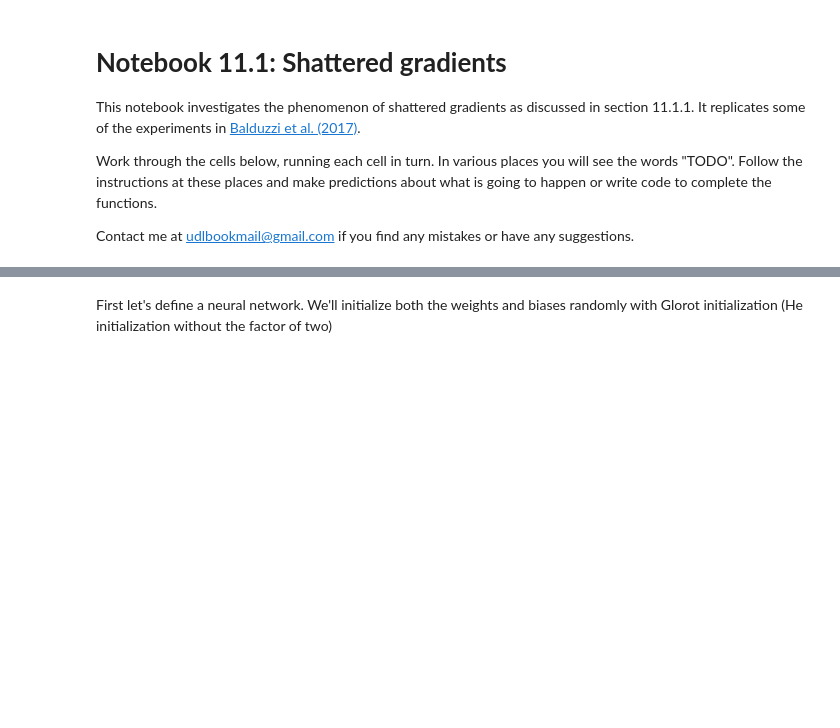
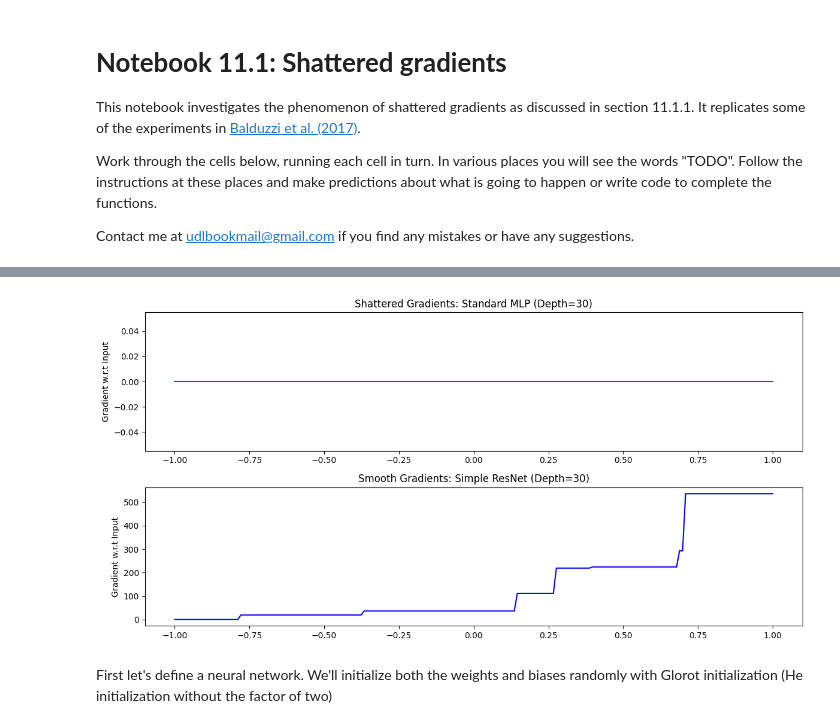
Before and after one commit to deburg0/udlbook, a Jupyter notebook: Notebooks/Chap11/11_1_Shattered_Gradients.ipynb, the cells around one changed output, grey strips where cells are left out. Cells and saved outputs as stored; diff of their text form; code cells hidden in the pictures; blank space fills up the shorter version.

```diff
--- a/Notebooks/Chap11/11_1_Shattered_Gradients.ipynb
+++ b/Notebooks/Chap11/11_1_Shattered_Gradients.ipynb
@@ -10,0 +47,9 @@ Contact me at udlbookmail@gmail.com if you find any mistakes or have any suggest
+# %%
+# 3. Create input data (1D grid / sequence of inputs)
+width = 1
+depth = 30
+model_mlp = SimpleMLP(depth=depth, width=width)
+model_res = SimpleResNet(depth=depth, width=width)
+
+# Create 200 input points on a 1D grid
+inputs = torch.linspace(-1, 1, 200).view(-1, 1).requires_grad_(True)
@@ -10,0 +76,16 @@ Contact me at udlbookmail@gmail.com if you find any mistakes or have any suggest
+# %%
+# 4. Forward Pass & Calculate Gradients
+def get_gradients(model, inputs):
+    output = model(inputs)
+    # Sum over output to get a scalar loss-like quantity
+    loss = output.sum()
+    loss.backward()
+    return inputs.grad.detach().numpy()
+
+# Initialize inputs.grad to None
+inputs.grad = None
+grad_mlp = get_gradients(model_mlp, inputs)
+
+# Reset and compute ResNet gradients
+inputs.grad = None
+grad_res = get_gradients(model_res, inputs)
@@ -11,3 +112,21 @@ Contact me at udlbookmail@gmail.com if you find any mistakes or have any suggest
+# %%
+# 5. Plot the shattered gradients
+plt.figure(figsize=(12, 6))
+
+plt.subplot(2, 1, 1)
+plt.plot(inputs.detach().numpy(), grad_mlp, color='red')
+plt.title(f'Shattered Gradients: Standard MLP (Depth={depth})')
+plt.ylabel('Gradient w.r.t Input')
+
+plt.subplot(2, 1, 2)
+plt.plot(inputs.detach().numpy(), grad_res, color='blue')
+plt.title(f'Smooth Gradients: Simple ResNet (Depth={depth})')
+plt.ylabel('Gradient w.r.t Input')
+
+plt.tight_layout()
+plt.show()
+# %% [output]
+[figure, added]
 # %%
 import numpy as np
 import matplotlib.pyplot as plt
```
Also changed, not shown: parts of 6 cells of this notebook.
